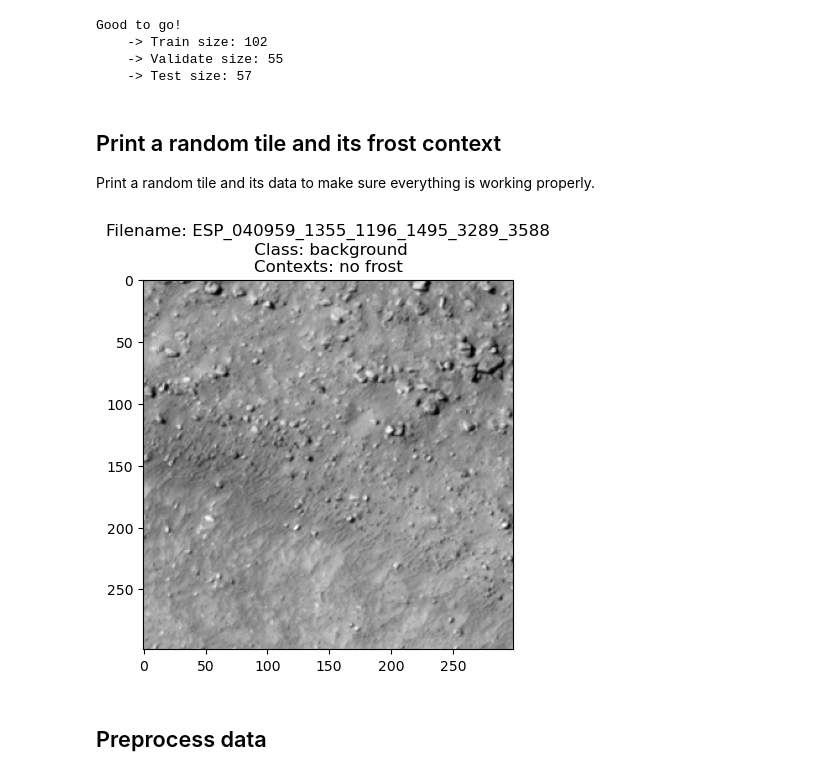
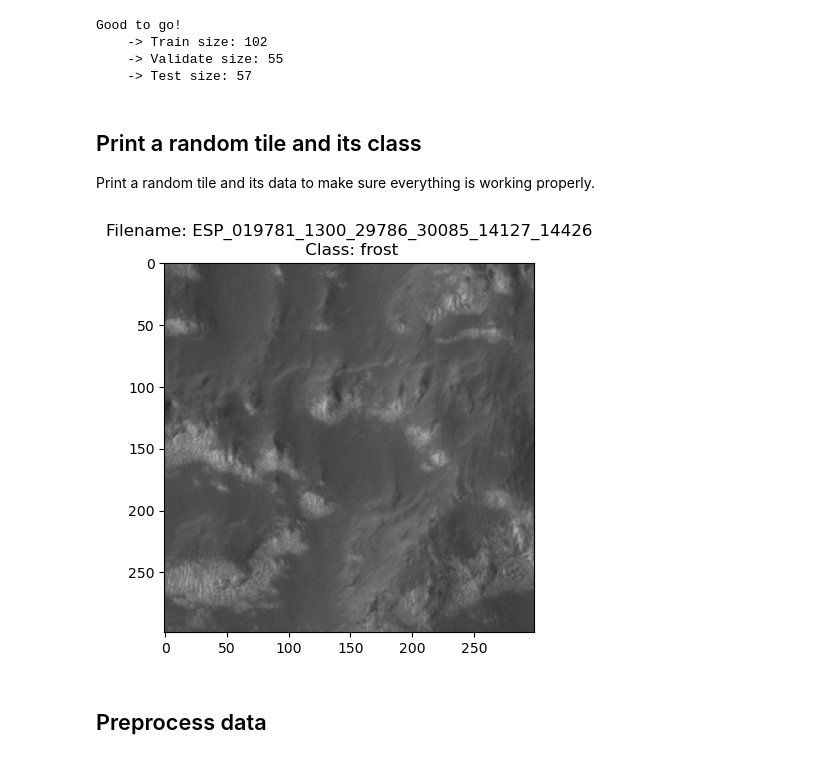
Before and after one commit to strongs20/MartianFrostML, a Jupyter notebook: inception_fine_tune.ipynb, the cells around one changed output. Saved outputs shown, nothing was run; the diff lists cells and outputs as text; code cells hidden in the pictures.

```diff
--- a/inception_fine_tune.ipynb
+++ b/inception_fine_tune.ipynb
@@ -153,7 +73,7 @@ from skimage import io, color
 # modified this function to pair a tile with its label
 
 limit_tiles_per_img = True
-tile_limit = 10
+tile_limit = 25
 
 # define the cutoff hyperparameter
 cutoff = 0.5
@@ -175,7 +95,6 @@ def load_images(dir_path):
                     images['class'] = image_class
 
                 # Load the image, save it to our list
-
                 img = io.imread(fp)
 
                 if len(img.shape) == 2:  # check if the image is grayscale
@@ -186,41 +105,10 @@ def load_images(dir_path):
                 with open(label_fp, 'r') as f:
                     label_json = json.load(f)
 
-                # determine what frost types are present
-                frost_data = [0,0,0,0,0,0]
-                # Get the polygons
-                annotations = label_json['annotations']
-                for i in range(len(annotations)):
-                    this_overlap = annotations[i]['overlap_proportion']
-                    weight = 0
-                    if "low" in annotations[i]['confidence']:
-                        weight = 0.4
-                    elif "med" in annotations[i]['confidence']:
-                        weight = 0.7
-                    elif "high" in annotations[i]['confidence']:
-                        weight = 1.0
-                    for j in range(len(annotations[i]['frost_context'])):
-                        frost_data[get_context_idx(annotations[i]
-                                   ['frost_context'][j])] += (weight*this_overlap)
-
-                # average the frost data
-                # if it exists!
-                if len(annotations) > 0:
-                    frost_data = [x / len(annotations) for x in frost_data]
-
-                # compute the hard value at which we consider it a 1
-                # set to 0.5 for now
-                for i in range(len(frost_data)):
-                    if frost_data[i] >= cutoff:
-                        frost_data[i] = 1
-                    else:
-                        frost_data[i] = 0
-
                 combined_entry = {"tile": img,
                                   "data": label_json,
                                   "class": image_class,
-                                  "file": file.stem,
-                                  "frost_types": frost_data}
+                                  "file": file.stem}
 
                 images['tiles'].append(combined_entry)
     if limit_tiles_per_img:
@@ -269,34 +157,34 @@ Good to go!
     -> Validate size: 55
     -> Test size: 57
 # %% [markdown]
-## Print a random tile and its frost context
+## Print a random tile and its class
 Print a random tile and its data to make sure everything is working properly.
 # %%
 import matplotlib.pyplot as plt
 import random
 
 def display_random_image_and_json(some_data):
     # Pick a random image that has frost
     idx = random.choice(range(len(some_data)))
     tile_i = random.choice(range(len(some_data[idx]['tiles'])))
     img_dict = some_data[idx]['tiles'][tile_i]
 
     img = img_dict['tile']
 
     # Plot the image
     fig, ax = plt.subplots()
     ax.imshow(img)
 
     # Set the title
     ax.set_title(
-        f"Filename: {img_dict['file']}\n Class: {img_dict['class']}\nContexts: {decode_array_to_context(img_dict['frost_types'])}")
+        f"Filename: {img_dict['file']}\n Class: {img_dict['class']}")
 
     plt.show()
 
 
 display_random_image_and_json(train_data)
 # %% [output]
-[figure, old version]
+[figure, new version]
 # %% [markdown]
 ## Preprocess data
 # %% [markdown]
```
Also changed, not shown: parts of 17 cells of this notebook.
